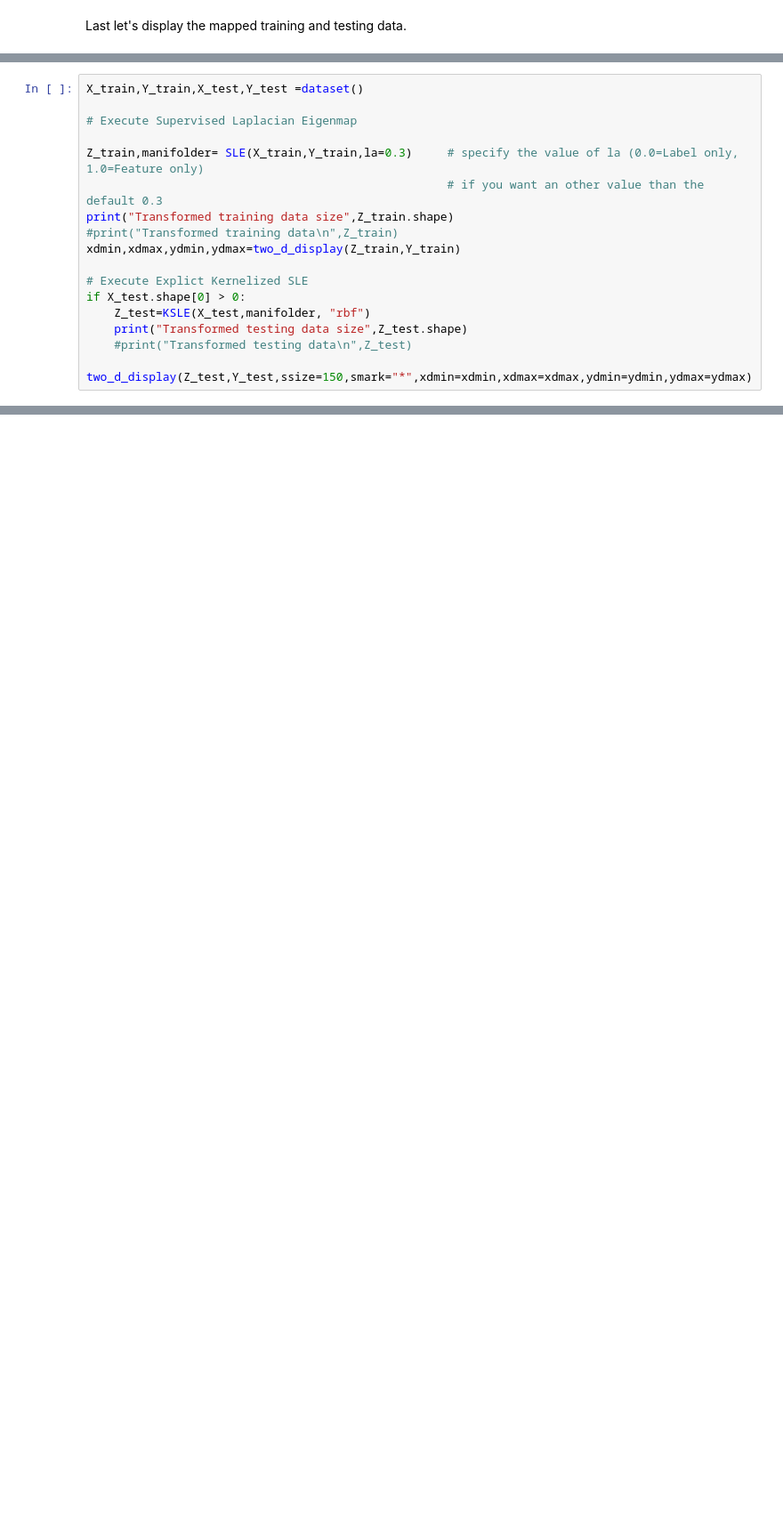
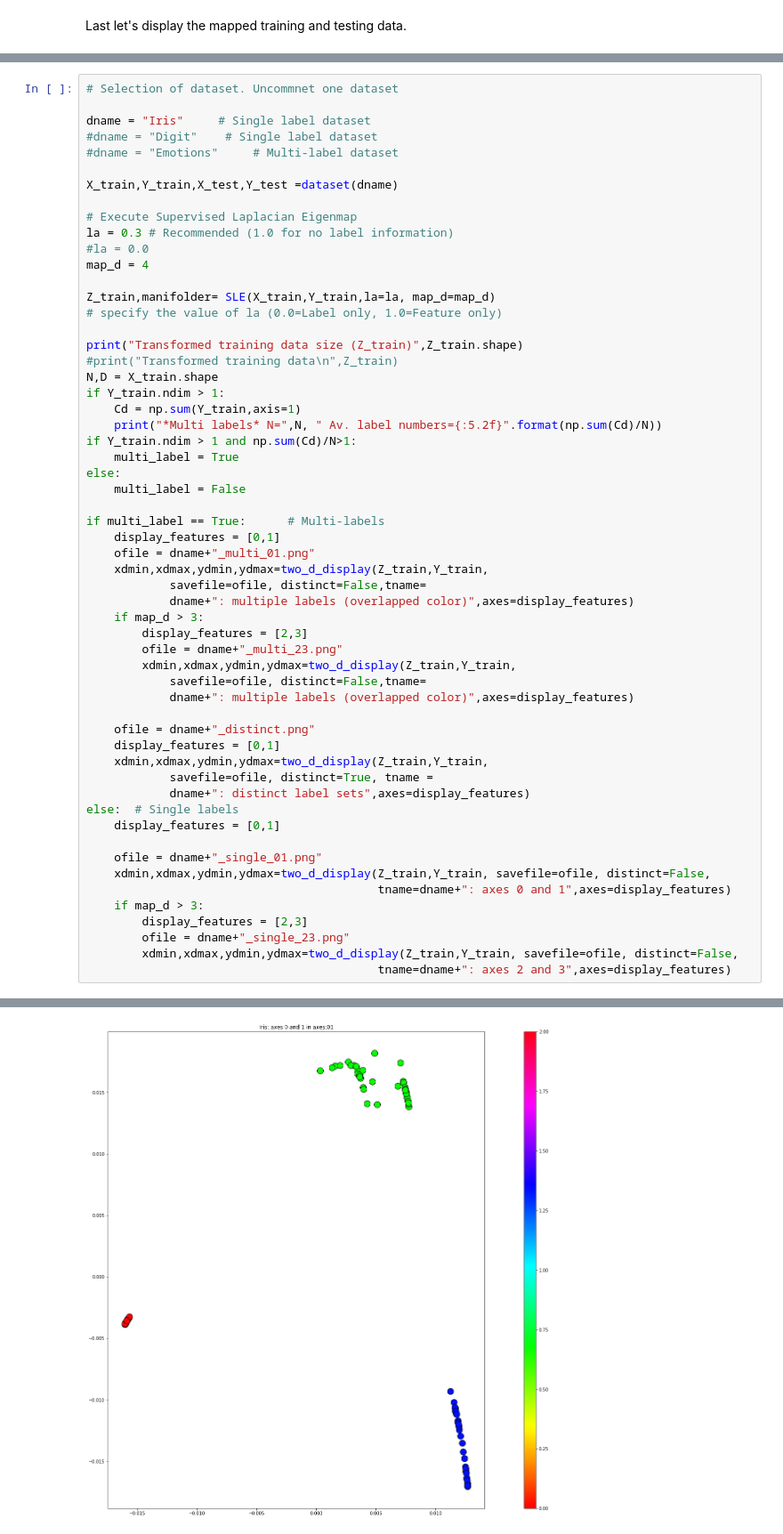
Before and after one commit to KudoMineichi/KSLE-ML, a Jupyter notebook: KSLE-ML.ipynb, the cells around one changed output, grey strips where cells are left out. Shown at 89% size. Drawn from its saved outputs; the diff is of its cells as text; blank space fills up the shorter version.

Commit message:
A multi-label datast was added

```diff
--- a/KSLE-ML.ipynb
+++ b/KSLE-ML.ipynb
@@ -370,17 +383,0 @@ OK. Everything is ready. Try below.
-# %%
-X_train,Y_train,X_test,Y_test =dataset()
-
-# Execute Supervised Laplacian Eigenmap
-
-Z_train,manifolder= SLE(X_train,Y_train,la=0.3)     # specify the value of la (0.0=Label only, 1.0=Feature only)
-                                                    # if you want an other value than the default 0.3
-print("Transformed training data size",Z_train.shape)
-#print("Transformed training data\n",Z_train)
-xdmin,xdmax,ydmin,ydmax=two_d_display(Z_train,Y_train)
-
-# Execute Explict Kernelized SLE
-if X_test.shape[0] > 0:
-    Z_test=KSLE(X_test,manifolder, "rbf")
-    print("Transformed testing data size",Z_test.shape)
-    #print("Transformed testing data\n",Z_test)
-    two_d_display(Z_test,Y_test,ssize=150,smark="*",xdmin=xdmin,xdmax=xdmax,ydmin=ydmin,ydmax=ydmax)
@@ -469,0 +502,58 @@ CLF = 0.8596761757902853
+# %%
+# Selection of dataset. Uncommnet one dataset
+
+dname = "Iris"     # Single label dataset
+#dname = "Digit"    # Single label dataset
+#dname = "Emotions"     # Multi-label dataset
+
+X_train,Y_train,X_test,Y_test =dataset(dname)
+
+# Execute Supervised Laplacian Eigenmap
+la = 0.3 # Recommended (1.0 for no label information)
+#la = 0.0
+map_d = 4
+
+Z_train,manifolder= SLE(X_train,Y_train,la=la, map_d=map_d)
+# specify the value of la (0.0=Label only, 1.0=Feature only)
+
+print("Transformed training data size (Z_train)",Z_train.shape)
+#print("Transformed training data\n",Z_train)
+N,D = X_train.shape
+if Y_train.ndim > 1:
+    Cd = np.sum(Y_train,axis=1)
+    print("*Multi labels* N=",N, " Av. label numbers={:5.2f}".format(np.sum(Cd)/N))
+if Y_train.ndim > 1 and np.sum(Cd)/N>1:
+    multi_label = True
+else:
+    multi_label = False
+
+if multi_label == True:      # Multi-labels
+    display_features = [0,1]
+    ofile = dname+"_multi_01.png"
+    xdmin,xdmax,ydmin,ydmax=two_d_display(Z_train,Y_train,
+            savefile=ofile, distinct=False,tname=
+            dname+": multiple labels (overlapped color)",axes=display_features)
+    if map_d > 3:
+        display_features = [2,3]
+        ofile = dname+"_multi_23.png"
+        xdmin,xdmax,ydmin,ydmax=two_d_display(Z_train,Y_train,
+            savefile=ofile, distinct=False,tname=
+            dname+": multiple labels (overlapped color)",axes=display_features)
+
+    ofile = dname+"_distinct.png"
+    display_features = [0,1]
+    xdmin,xdmax,ydmin,ydmax=two_d_display(Z_train,Y_train,
+            savefile=ofile, distinct=True, tname =
+            dname+": distinct label sets",axes=display_features)
+else:  # Single labels
+    display_features = [0,1]
+
+    ofile = dname+"_single_01.png"
+    xdmin,xdmax,ydmin,ydmax=two_d_display(Z_train,Y_train, savefile=ofile, distinct=False,
+                                          tname=dname+": axes 0 and 1",axes=display_features)
+    if map_d > 3:
+        display_features = [2,3]
+        ofile = dname+"_single_23.png"
+        xdmin,xdmax,ydmin,ydmax=two_d_display(Z_train,Y_train, savefile=ofile, distinct=False,
+                                          tname=dname+": axes 2 and 3",axes=display_features)
+# %% [output]
@@ -469,0 +565 @@ CLF = 0.8596761757902853
+[figure, added]
```
Also changed, not shown: parts of 13 cells of this notebook.
